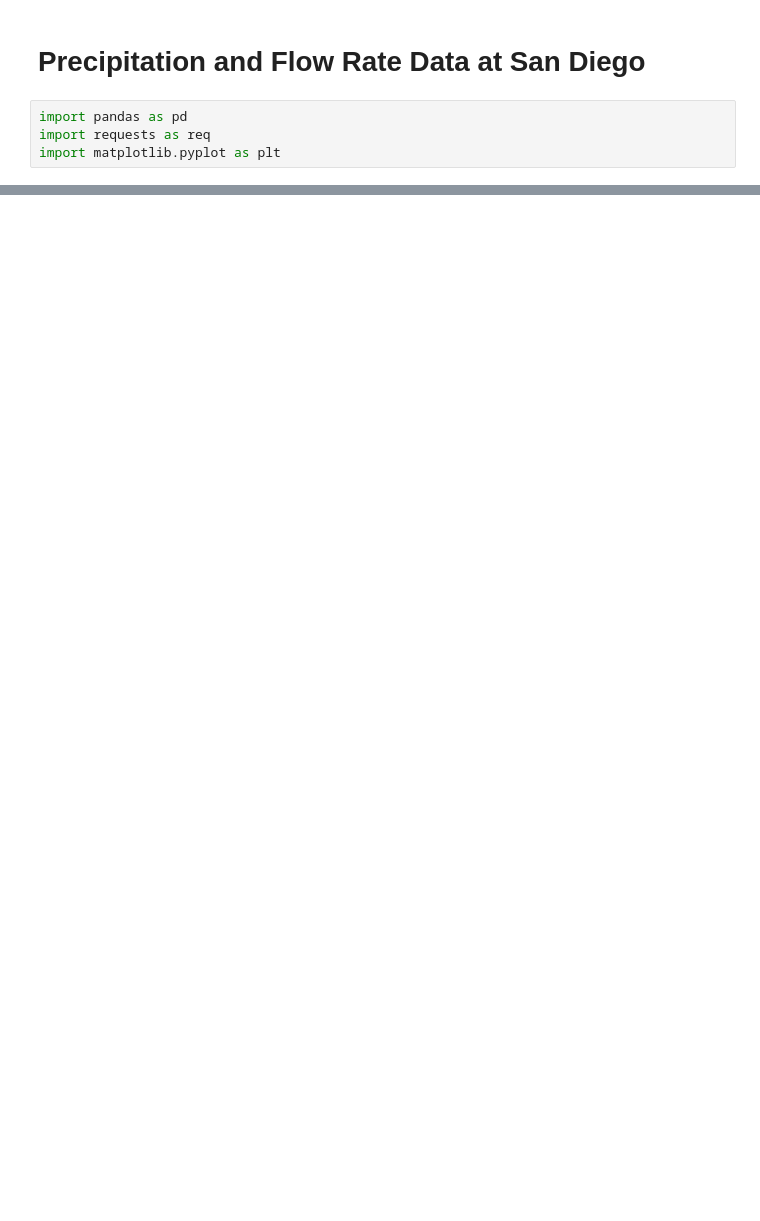
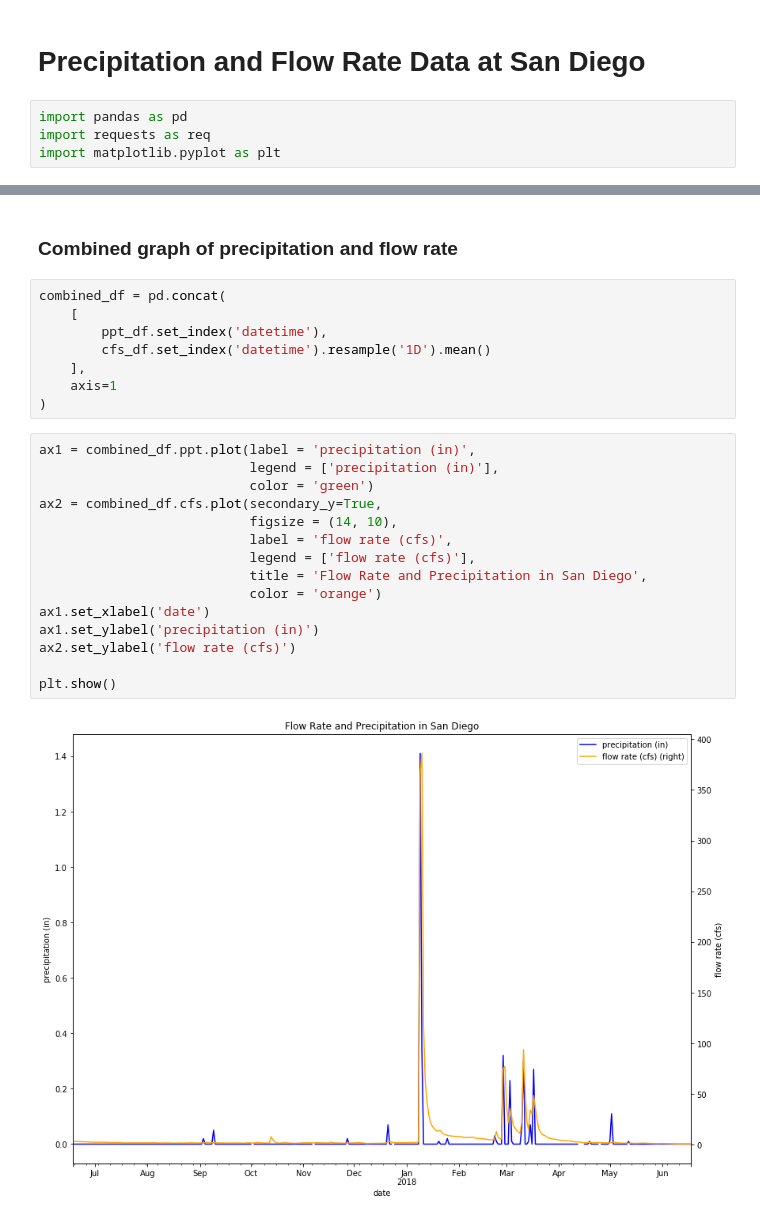
Before and after one commit to azaleax/practice-jupyter-notebook, a Jupyter notebook: flow_rate/Flow Rate Data.ipynb, the cells around one changed output, grey strips where cells are left out. Drawn from its saved outputs; the diff is of its cells as text; blank space fills up the shorter version.

Commit message:
added combined representation

```diff
--- a/flow_rate/Flow Rate Data.ipynb
+++ b/flow_rate/Flow Rate Data.ipynb
@@ -50,0 +71,27 @@ plt.show()
+# %% [markdown]
+### Combined graph of precipitation and flow rate
+# %%
+combined_df = pd.concat(
+    [
+        ppt_df.set_index('datetime'),
+        cfs_df.set_index('datetime').resample('1D').mean()
+    ],
+    axis=1
+)
+# %%
+ax1 = combined_df.ppt.plot(label = 'precipitation (in)',
+                           legend = ['precipitation (in)'],
+                           color = 'green')
+ax2 = combined_df.cfs.plot(secondary_y=True,
+                           figsize = (14, 10),
+                           label = 'flow rate (cfs)',
+                           legend = ['flow rate (cfs)'],
+                           title = 'Flow Rate and Precipitation in San Diego',
+                           color = 'orange')
+ax1.set_xlabel('date')
+ax1.set_ylabel('precipitation (in)')
+ax2.set_ylabel('flow rate (cfs)')
+
+plt.show()
+# %% [output]
+[figure, added]
```
Also changed, not shown: parts of 10 cells of this notebook.
